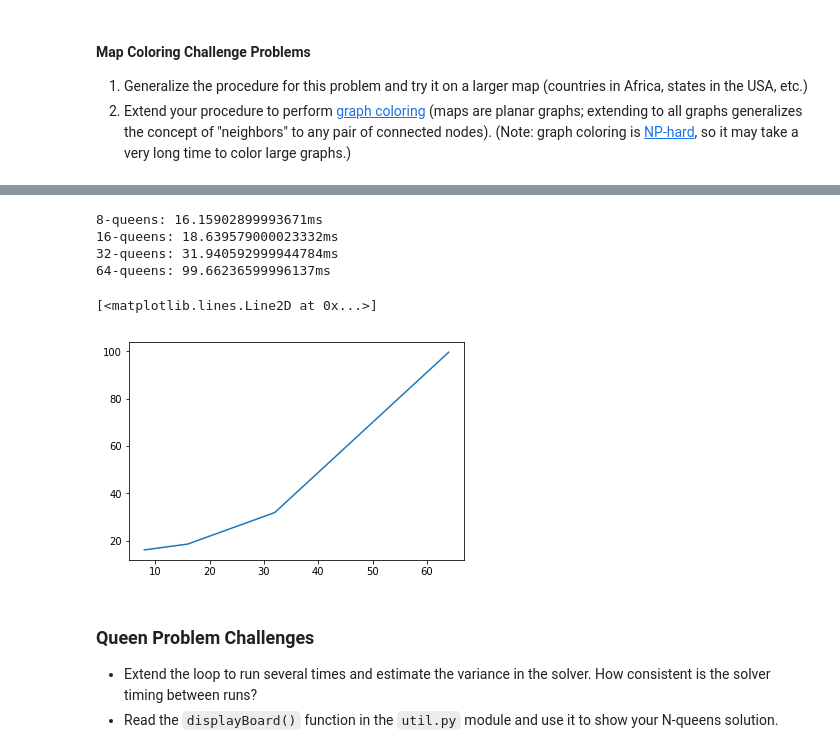
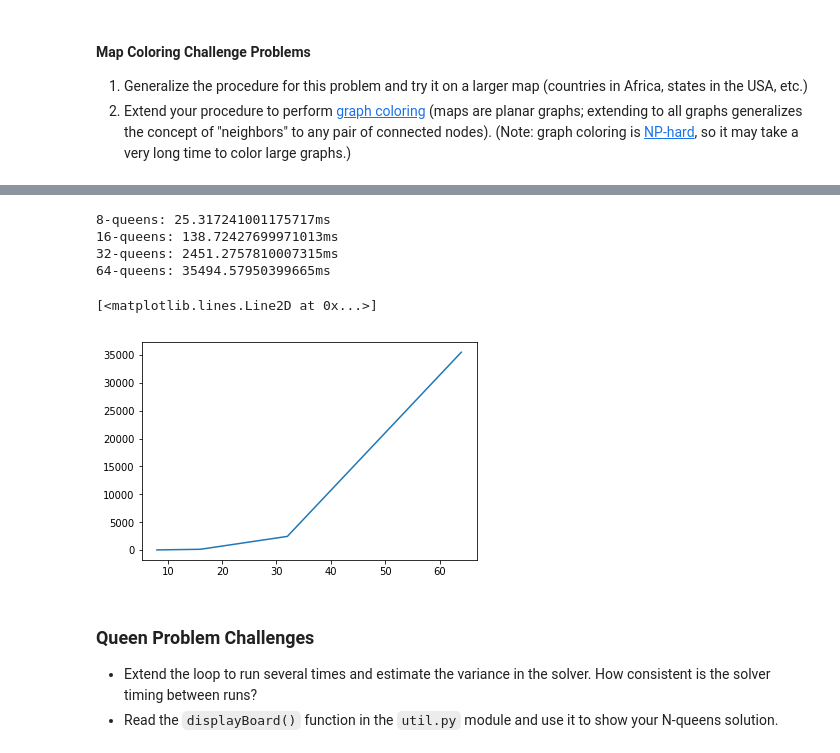
Before and after one commit to rghein/Udacity-Artificial-Intelligence-Nanodegree, a Jupyter notebook: Exercises/1_Constraint Satisfaction/AIND-Constraint_Satisfaction.ipynb, the cells around one changed output, grey strips where cells are left out. Drawn from its saved outputs; the diff is of its cells as text; code cells hidden in the pictures.

Commit message:
feat: Constraint Satisfactio - implemented n-queens

```diff
--- a/Exercises/1_Constraint Satisfaction/AIND-Constraint_Satisfaction.ipynb
+++ b/Exercises/1_Constraint Satisfaction/AIND-Constraint_Satisfaction.ipynb
@@ -178,45 +178,49 @@ def Abs(x):
 def nqueens(N):
     # TODO: Finish this function!
     nq_solver = Solver()
-    board = []
-    # create board
-    for i in range(N):
-        board.append(Int(str(i)))
+    board = [Int('{}'.format(i)) for i in range(N)]
 
-    # add row constraints
-    for i in range(N):
-        for j in range(N):
+    # Range Constraint:
+    for row in board:
+        nq_solver.add(0 <= row, row < N)
+
+    # Row Constraint:
+    nq_solver.add(Distinct(board))
+
+    # Diagonal Constraint:
+    for i in range(len(board)):
+        for j in range(len(board)):
             if i != j:
-                nq_solver.add(board[i] != board[j])
-
-    # add diagonal constraints
+                nq_solver.add(Abs(board[i] - board[j]) != abs(i - j))
 
     return nq_solver
 # %%
 import time
 from itertools import chain
+from util import displayBoard
 
 runtimes = []
 solutions = []
 sizes = [8, 16, 32, 64]
 
 for N in sizes:
     nq_solver = nqueens(N)
     start = time.perf_counter()
     assert nq_solver.check(), "Uh oh...The solver failed to find a solution. Check your constraints."
     end = time.perf_counter()
     print("{}-queens: {}ms".format(N, (end-start) * 1000))
     runtimes.append((end - start) * 1000)
-    solutions.append(nq_solver)
+    solutions.append(nq_solver.model())
+
 
 plt.plot(sizes, runtimes)
 # %% [output]
-8-queens: 16.15902899993671ms
-16-queens: 18.639579000023332ms
-32-queens: 31.940592999944784ms
-64-queens: 99.66236599996137ms
+8-queens: 25.317241001175717ms
+16-queens: 138.72427699971013ms
+32-queens: 2451.2757810007315ms
+64-queens: 35494.57950399665ms
 [<matplotlib.lines.Line2D at 0x...>]
-[figure, old version]
+[figure, new version]
 # %% [markdown]
 ### Queen Problem Challenges
 - Extend the loop to run several times and estimate the variance in the solver. How consistent is the solver timing between runs?
```
Also changed, not shown: parts of 1 cell of this notebook, 1 other file.
